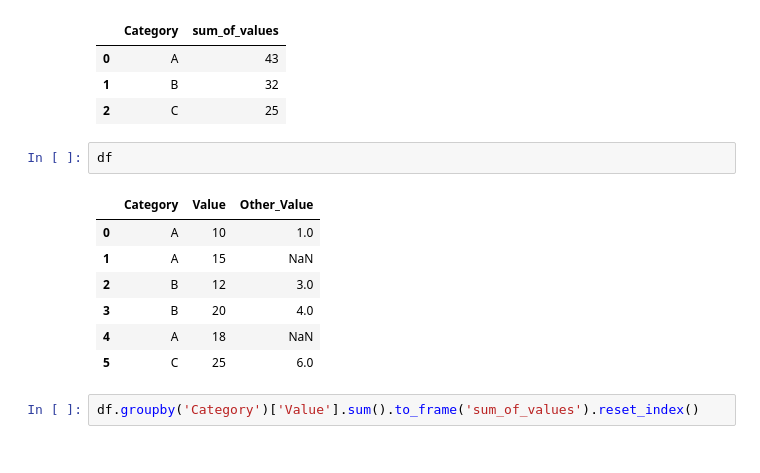
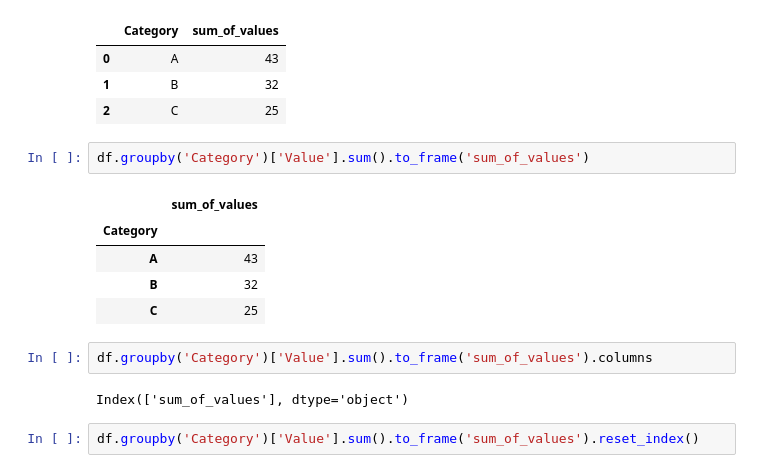
Before and after one commit to stevechengnyc/effective-pandas, a Jupyter notebook: 22-dealing-with-missing-and-duplicated-data.ipynb, the cells around one changed output. Drawn from its saved outputs; the diff is of its cells as text.

```diff
--- a/22-dealing-with-missing-and-duplicated-data.ipynb
+++ b/22-dealing-with-missing-and-duplicated-data.ipynb
@@ -74,16 +95,18 @@ df.groupby('Category')['Value'].sum().to_frame('sum_of_values').reset_index()
 | 0 | A | 43 |
 | 1 | B | 32 |
 | 2 | C | 25 |
-# %%
-df
-# %% [output]
-|  | Category | Value | Other_Value |
-| 0 | A | 10 | 1.0 |
-| 1 | A | 15 | NaN |
-| 2 | B | 12 | 3.0 |
-| 3 | B | 20 | 4.0 |
-| 4 | A | 18 | NaN |
-| 5 | C | 25 | 6.0 |
+# %%
+df.groupby('Category')['Value'].sum().to_frame('sum_of_values')
+# %% [output]
+|  | sum_of_values |
+| Category |  |
+| A | 43 |
+| B | 32 |
+| C | 25 |
+# %%
+df.groupby('Category')['Value'].sum().to_frame('sum_of_values').columns
+# %% [output]
+Index(['sum_of_values'], dtype='object')
 # %%
 df.groupby('Category')['Value'].sum().to_frame('sum_of_values').reset_index()
 # %% [output]
```
Also changed, not shown: parts of 6 cells of this notebook.
